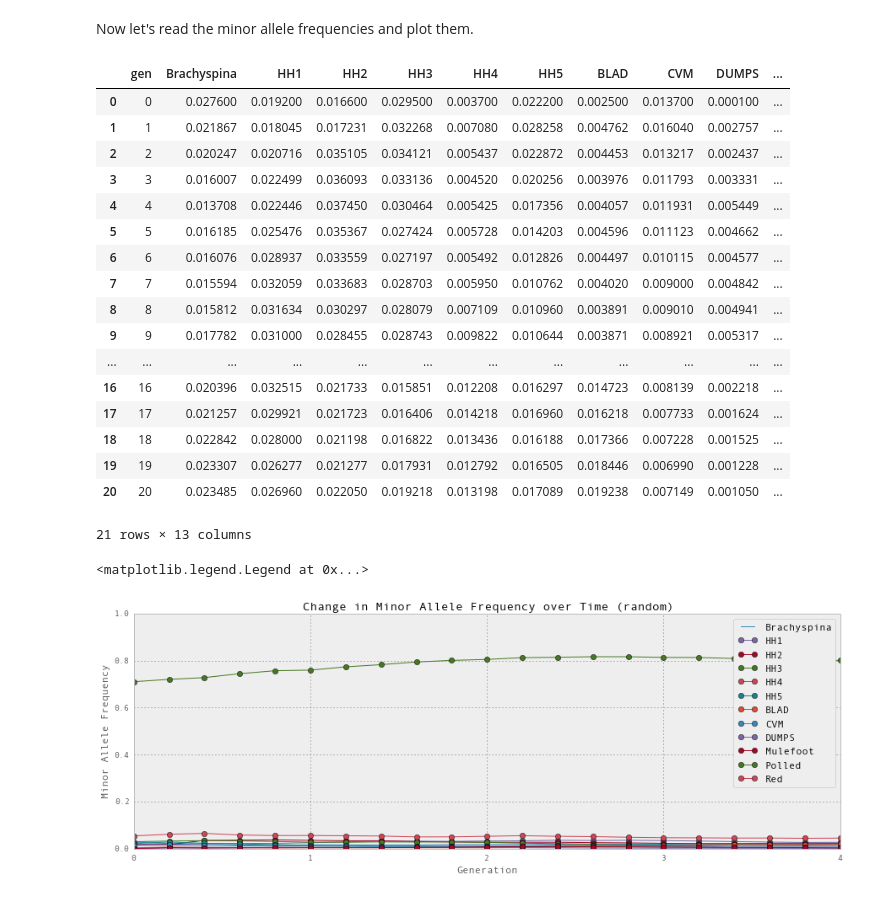
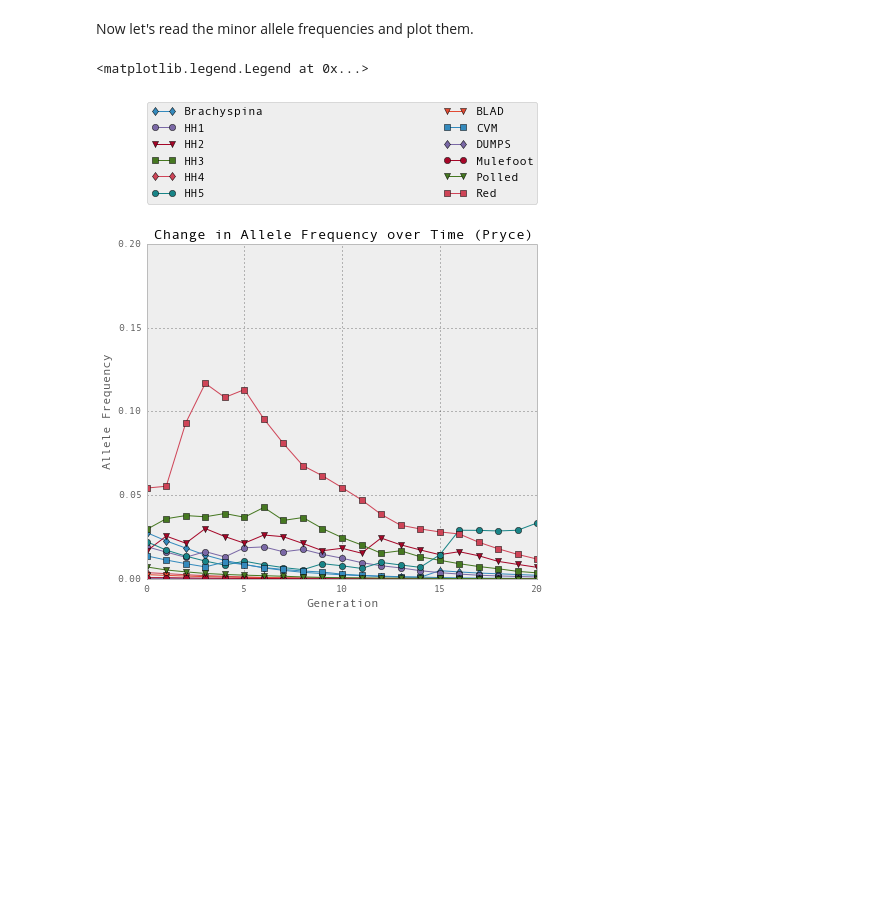
Before and after one commit to wintermind/multiple-recessives, a Jupyter notebook: Analyze Simulation Results.ipynb, the cells around one changed output. Saved outputs shown, nothing was run; the diff lists cells and outputs as text; code cells hidden in the pictures; blank space fills up the shorter version.

```diff
--- a/Analyze Simulation Results.ipynb
+++ b/Analyze Simulation Results.ipynb
@@ -101,57 +199,37 @@ ax.legend(loc='best')
 # %% [markdown]
 Now let's read the minor allele frequencies and plot them.
 # %%
-freqs = pd.read_csv('../recessives/minor_allele_frequencies_pryce_20_gen_12_rec.txt', \
+freqs = pd.read_csv('holstein/minor_allele_frequencies_pryce_holstein.txt', \
                    sep='\t', header=None, names=['gen', 'Brachyspina',
                                                  'HH1', 'HH2', 'HH3',
                                                  'HH4', 'HH5', 'BLAD',
                                                  'CVM', 'DUMPS', 'Mulefoot',
                                                  'Polled', 'Red'])
-freqs
+#freqs
-# %% [output]
-|  | gen | Brachyspina | HH1 | HH2 | HH3 | HH4 | HH5 | BLAD | CVM | DUMPS | ... |
-| 0 | 0 | 0.027600 | 0.019200 | 0.016600 | 0.029500 | 0.003700 | 0.022200 | 0.002500 | 0.013700 | 0.000100 | ... |
-| 1 | 1 | 0.021867 | 0.018045 | 0.017231 | 0.032268 | 0.007080 | 0.028258 | 0.004762 | 0.016040 | 0.002757 | ... |
-| 2 | 2 | 0.020247 | 0.020716 | 0.035105 | 0.034121 | 0.005437 | 0.022872 | 0.004453 | 0.013217 | 0.002437 | ... |
-| 3 | 3 | 0.016007 | 0.022499 | 0.036093 | 0.033136 | 0.004520 | 0.020256 | 0.003976 | 0.011793 | 0.003331 | ... |
-| 4 | 4 | 0.013708 | 0.022446 | 0.037450 | 0.030464 | 0.005425 | 0.017356 | 0.004057 | 0.011931 | 0.005449 | ... |
-| 5 | 5 | 0.016185 | 0.025476 | 0.035367 | 0.027424 | 0.005728 | 0.014203 | 0.004596 | 0.011123 | 0.004662 | ... |
-| 6 | 6 | 0.016076 | 0.028937 | 0.033559 | 0.027197 | 0.005492 | 0.012826 | 0.004497 | 0.010115 | 0.004577 | ... |
-| 7 | 7 | 0.015594 | 0.032059 | 0.033683 | 0.028703 | 0.005950 | 0.010762 | 0.004020 | 0.009000 | 0.004842 | ... |
-| 8 | 8 | 0.015812 | 0.031634 | 0.030297 | 0.028079 | 0.007109 | 0.010960 | 0.003891 | 0.009010 | 0.004941 | ... |
-| 9 | 9 | 0.017782 | 0.031000 | 0.028455 | 0.028743 | 0.009822 | 0.010644 | 0.003871 | 0.008921 | 0.005317 | ... |
-| ... | ... | ... | ... | ... | ... | ... | ... | ... | ... | ... | ... |
-| 16 | 16 | 0.020396 | 0.032515 | 0.021733 | 0.015851 | 0.012208 | 0.016297 | 0.014723 | 0.008139 | 0.002218 | ... |
-| 17 | 17 | 0.021257 | 0.029921 | 0.021723 | 0.016406 | 0.014218 | 0.016960 | 0.016218 | 0.007733 | 0.001624 | ... |
-| 18 | 18 | 0.022842 | 0.028000 | 0.021198 | 0.016822 | 0.013436 | 0.016188 | 0.017366 | 0.007228 | 0.001525 | ... |
-| 19 | 19 | 0.023307 | 0.026277 | 0.021277 | 0.017931 | 0.012792 | 0.016505 | 0.018446 | 0.006990 | 0.001228 | ... |
-| 20 | 20 | 0.023485 | 0.026960 | 0.022050 | 0.019218 | 0.013198 | 0.017089 | 0.019238 | 0.007149 | 0.001050 | ... |
-21 rows × 13 columns
 # %%
-fig = plt.figure()
-ax = fig.add_subplot(1, 1, 1)
-#ax.set_xticklabels(freqs['gen'].unique())
-#print freqs['gen'].unique()
-ax.set_title('Change in Minor Allele Frequency over Time (random)')
+fig = plt.figure(figsize=(7, 15))
+ax = fig.add_subplot(2, 1, 1)
+ax.set_title('Change in Allele Frequency over Time (Pryce)')
 ax.set_xlabel('Generation')
-ax.set_ylabel('Minor Allele Frequency')
-ax.plot(freqs['gen'], freqs['Brachyspina'], label='Brachyspina')
-ax.plot(freqs['gen'], freqs['HH1'], label='HH1', marker='o')
-ax.plot(freqs['gen'], freqs['HH2'], label='HH2', marker='o')
-ax.plot(freqs['gen'], freqs['HH3'], label='HH3', marker='o')
-ax.plot(freqs['gen'], freqs['HH4'], label='HH4', marker='o')
-ax.plot(freqs['gen'], freqs['HH5'], label='HH5', marker='o')
-ax.plot(freqs['gen'], freqs['BLAD'], label='BLAD', marker='o')
-ax.plot(freqs['gen'], freqs['CVM'], label='CVM', marker='o')
-ax.plot(freqs['gen'], freqs['DUMPS'], label='DUMPS', marker='o')
-ax.plot(freqs['gen'], freqs['Mulefoot'], label='Mulefoot', marker='o')
-ax.plot(freqs['gen'], freqs['Polled'], label='Polled', marker='o')
-ax.plot(freqs['gen'], freqs['Red'], label='Red', marker='o')
-ax.set_ylim(0.0, 1.0)
-ax.legend(loc='best')
-#
-# Why are the x-axis labels incorrect?
-#
+ax.set_ylabel('Allele Frequency')
+ax.plot(freqs['Brachyspina'], label='Brachyspina', marker='d')
+ax.plot(freqs['HH1'], label='HH1', marker='o')
+ax.plot(freqs['HH2'], label='HH2', marker='v')
+ax.plot(freqs['HH3'], label='HH3', marker='s')
+ax.plot(freqs['HH4'], label='HH4', marker='d')
+ax.plot(freqs['HH5'], label='HH5', marker='o')
+ax.plot(freqs['BLAD'], label='BLAD', marker='v')
+ax.plot(freqs['CVM'], label='CVM', marker='s')
+ax.plot(freqs['DUMPS'], label='DUMPS', marker='d')
+ax.plot(freqs['Mulefoot'], label='Mulefoot', marker='o')
+ax.plot(freqs['Polled'], label='Polled', marker='v')
+ax.plot(freqs['Red'], label='Red', marker='s')
+ax.set_ylim(0.0, 0.20)
+# Put the legend in a bounding box outside of the
+# axes so that nothing gets covered up in the plot
+# (http://matplotlib.org/users/legend_guide.html)
+ax.legend(bbox_to_anchor=(0., 1.12, 1., .102), loc=3,
+       ncol=2, mode="expand", borderaxespad=0.)
 # %% [output]
 <matplotlib.legend.Legend at 0x...>
-[figure, old version]
+[figure, new version]
```
Also changed, not shown: parts of 22 cells of this notebook.
